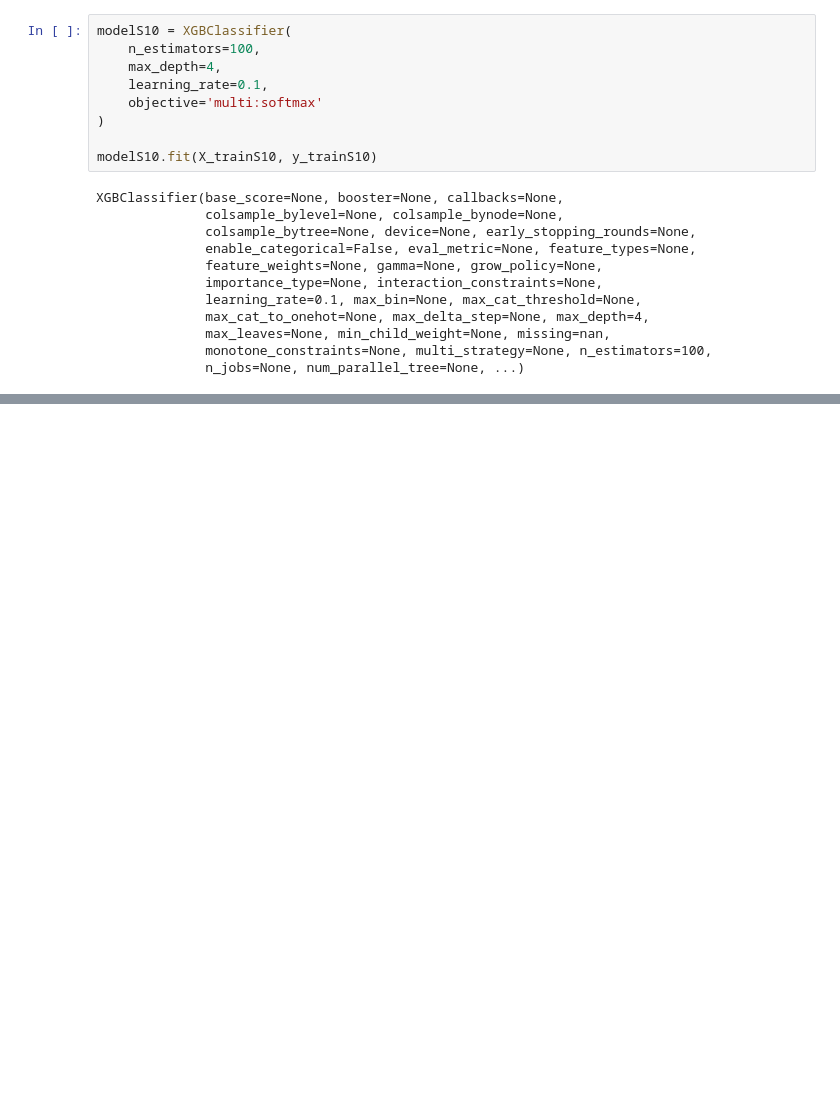
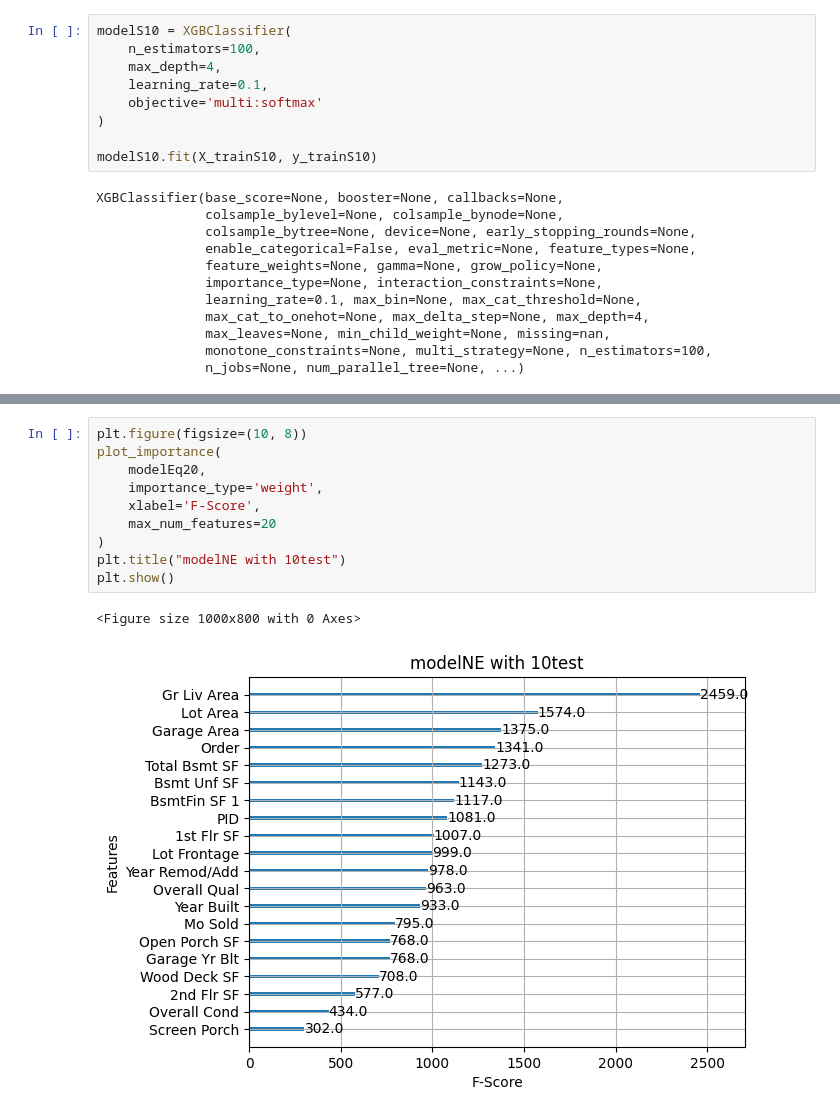
Before and after one commit to chiracarla/lab1, a Jupyter notebook: lab2.ipynb, the cells around one changed output, grey strips where cells are left out. Cells and saved outputs as stored; diff of their text form; blank space fills up the shorter version.

```diff
--- a/lab2.ipynb
+++ b/lab2.ipynb
@@ -431,0 +421,13 @@ print("\n Predicted probabilities for first 5 samples:\n", y_probS10[:5])
+# %%
+plt.figure(figsize=(10, 8))
+plot_importance(
+    modelEq20,
+    importance_type='weight',
+    xlabel='F-Score',
+    max_num_features=20
+)
+plt.title("modelNE with 10test")
+plt.show()
+# %% [output]
+<Figure size 1000x800 with 0 Axes>
+[figure, added]
```
Also changed, not shown: parts of 12 cells of this notebook.
